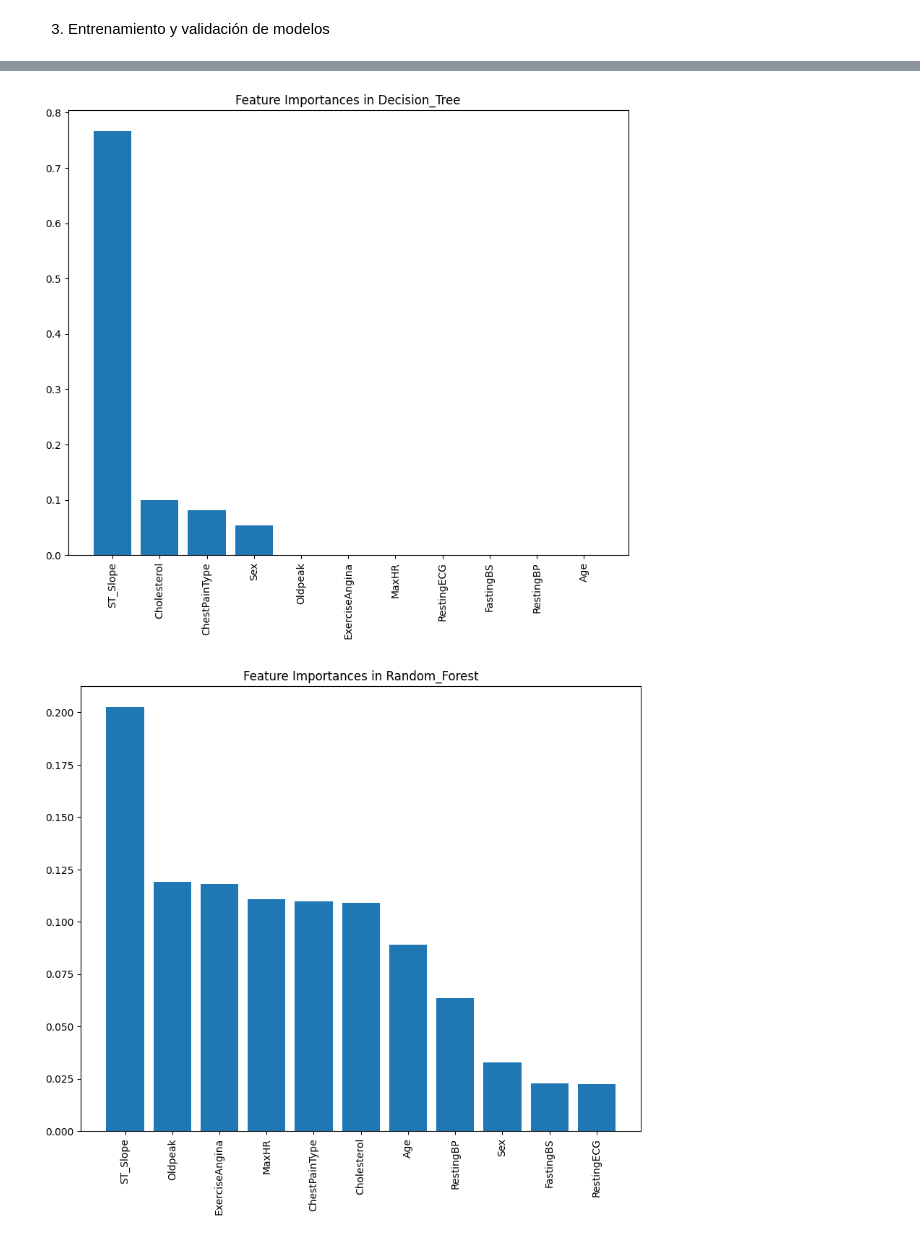
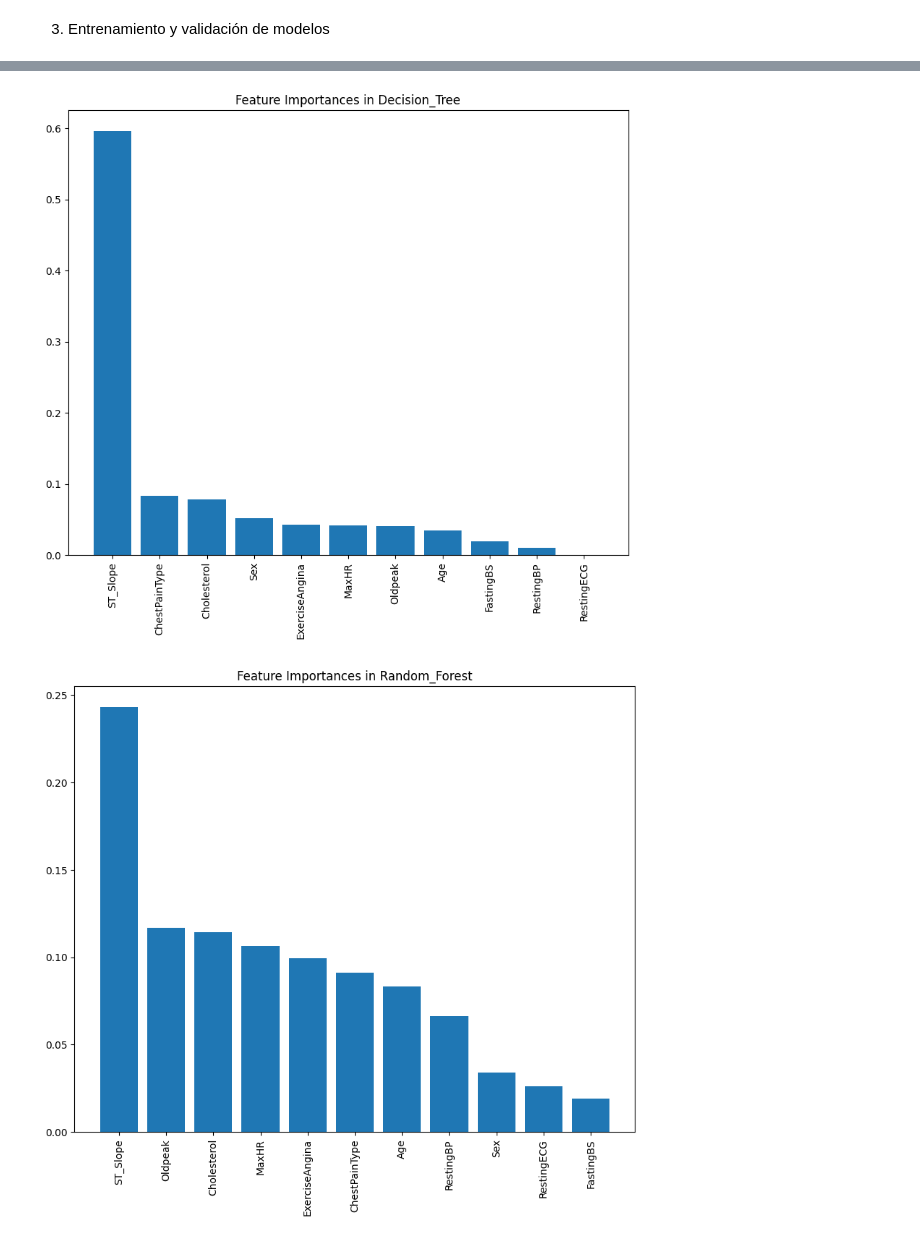
Before and after one commit to DaniCortes/IN-practica1, a Jupyter notebook: fallo-cardiaco.ipynb, the cells around one changed output, grey strips where cells are left out. Drawn from its saved outputs; the diff is of its cells as text; code cells hidden in the pictures.

```diff
--- a/fallo-cardiaco.ipynb
+++ b/fallo-cardiaco.ipynb
@@ -97,7 +109,7 @@ scaled_data = scaler.fit_transform(heart_data.drop('HeartDisease', axis=1))
 # %%
 models = {
     'KNN': KNeighborsClassifier(n_neighbors=5),
-    'Decision_Tree': DecisionTreeClassifier(max_leaf_nodes=5),
+    'Decision_Tree': DecisionTreeClassifier(max_depth=3),
     'Random_Forest': RandomForestClassifier(),
     'SVC': SVC(probability=True),
     'Naive_Bayes': GaussianNB()
@@ -114,6 +126,6 @@ X_train, X_test, y_train, y_test = train_test_split(
 scores = {}
 
 for name, model in models.items():
-    scores[name] = cross_val_score(model, X_train, y_train, scoring='accuracy')
+    scores[name] = cross_val_score(model, X, y, scoring='accuracy')
     print(f'{name}: Average Accuracy={np.mean(scores[name]):.4f}')
 # %% [output]
@@ -127,12 +139,14 @@ Naive_Bayes: Average Accuracy=0.8624
 # %%
 for name, model in models.items():
     model.fit(X_train, y_train)
-    y_pred = model.predict(X_test)
-    print(f'{name} - Average Accuracy: {np.mean(scores[name]):.4f}')
-    print(classification_report(y_test, y_pred))
+    y_pred = cross_val_predict(model, X, y, cv=5)
+    print(f'----- {name} -----')
+    print(f'Average Accuracy: {np.mean(scores[name]):.4f}')
     print(
-        f"AUC (Cross-validated): {np.mean(cross_val_score(model, X_train, y_train, scoring='roc_auc')):.4f}")
-    y_prob = model.predict_proba(X_test)[:, 1]
-    fpr, tpr, _ = roc_curve(y_test, y_prob)
-    print(f'AUC (Manual): {auc(fpr, tpr):.4f}')
+        f'AUC (Cross-validated): {np.mean(cross_val_score(model, X, y, scoring="roc_auc")):.4f}')
+    if name == 'Decision_Tree':
+        print(f'Maximum depth: {model.get_depth()}')
+        print(f'Number of nodes: {model.tree_.node_count}')
+        print(f'Number of leaf nodes: {model.get_n_leaves()}')
+    print(classification_report(y, y_pred))
 # %% [output]
@@ -156,7 +169,0 @@ AUC (Manual): 0.9090
-# %%
-for name, model in models.items():
-    model.fit(X_train, y_train)
-    y_pred = model.predict(X_test)
-    print(f'----- {name} -----')
-    print(f'Average Accuracy: {np.mean(scores[name]):.4f}')
-    print(classification_report(y_test, y_pred))
@@ -197,21 +186,22 @@ for name, model in models.items():
 # %%
 def importances(model_name):
     plt.figure(figsize=(10, 8))
     importance = models[model_name].feature_importances_
-    indices = np.argsort(importance)[::-1]
+    indexed_importances = np.argsort(importance)[::-1]
     plt.title('Feature Importances in ' + model_name)
-    plt.bar(range(X_train.shape[1]), importance[indices])
+    plt.bar(range(X_train.shape[1]), importance[indexed_importances])
     plt.xticks(range(X_train.shape[1]),
-               heart_data.columns[indices], rotation=90)
+               heart_data.columns[indexed_importances], rotation=90)
+
     plt.show()
 
 
 if 'Decision_Tree' in models:
     importances('Decision_Tree')
 
 if 'Random_Forest' in models:
     importances('Random_Forest')
 # %% [output]
-[figure, old version]
+[figure, new version]
-[figure, old version]
+[figure, new version]
 # %%
```
Also changed, not shown: parts of 14 cells of this notebook, 3 other files.
